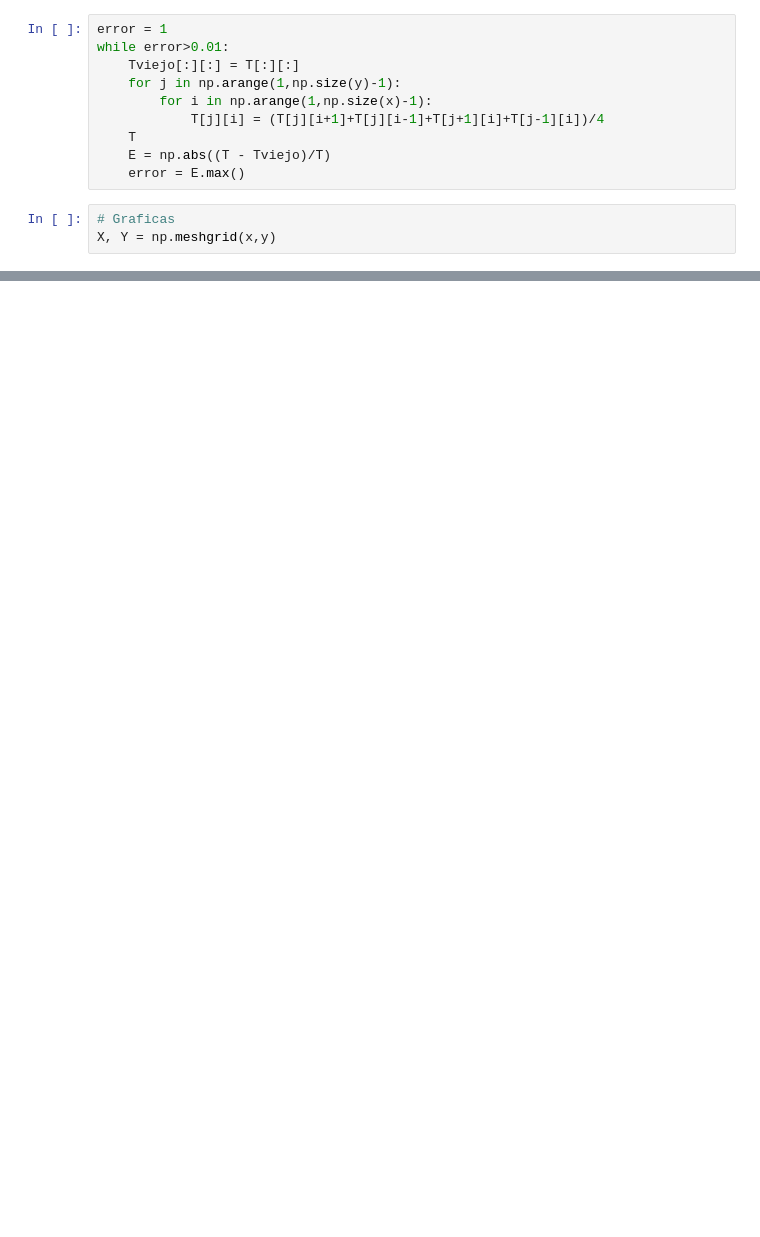
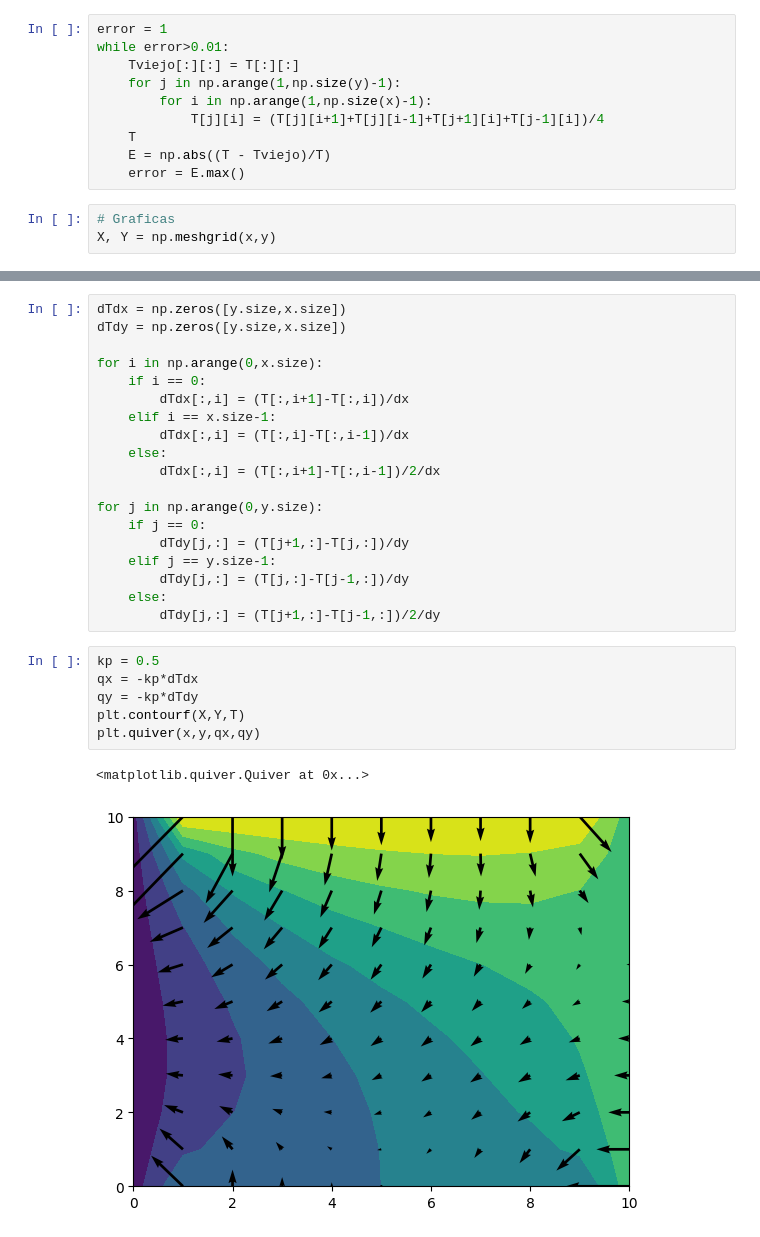
Before and after one commit to cjuarezramos/MMS2023, a Jupyter notebook: Ej1012_placacuadrada.ipynb, the cells around one changed output, grey strips where cells are left out. Drawn from its saved outputs; the diff is of its cells as text; blank space fills up the shorter version.

```diff
--- a/Ej1012_placacuadrada.ipynb
+++ b/Ej1012_placacuadrada.ipynb
@@ -42,0 +43,28 @@ plt.colorbar()
+# %%
+dTdx = np.zeros([y.size,x.size])
+dTdy = np.zeros([y.size,x.size])
+
+for i in np.arange(0,x.size):
+    if i == 0:
+        dTdx[:,i] = (T[:,i+1]-T[:,i])/dx
+    elif i == x.size-1:
+        dTdx[:,i] = (T[:,i]-T[:,i-1])/dx
+    else:
+        dTdx[:,i] = (T[:,i+1]-T[:,i-1])/2/dx
+
+for j in np.arange(0,y.size):
+    if j == 0:
+        dTdy[j,:] = (T[j+1,:]-T[j,:])/dy
+    elif j == y.size-1:
+        dTdy[j,:] = (T[j,:]-T[j-1,:])/dy
+    else:
+        dTdy[j,:] = (T[j+1,:]-T[j-1,:])/2/dy
+# %%
+kp = 0.5
+qx = -kp*dTdx
+qy = -kp*dTdy
+plt.contourf(X,Y,T)
+plt.quiver(x,y,qx,qy)
+# %% [output]
+<matplotlib.quiver.Quiver at 0x...>
+[figure, added]
```
Also changed, not shown: parts of 4 cells of this notebook.
